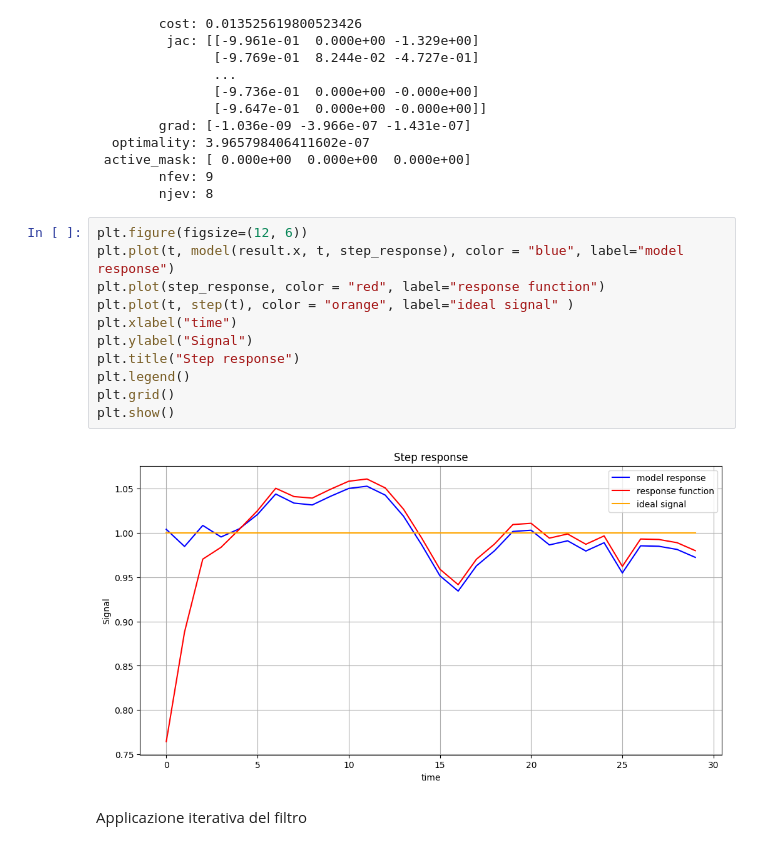
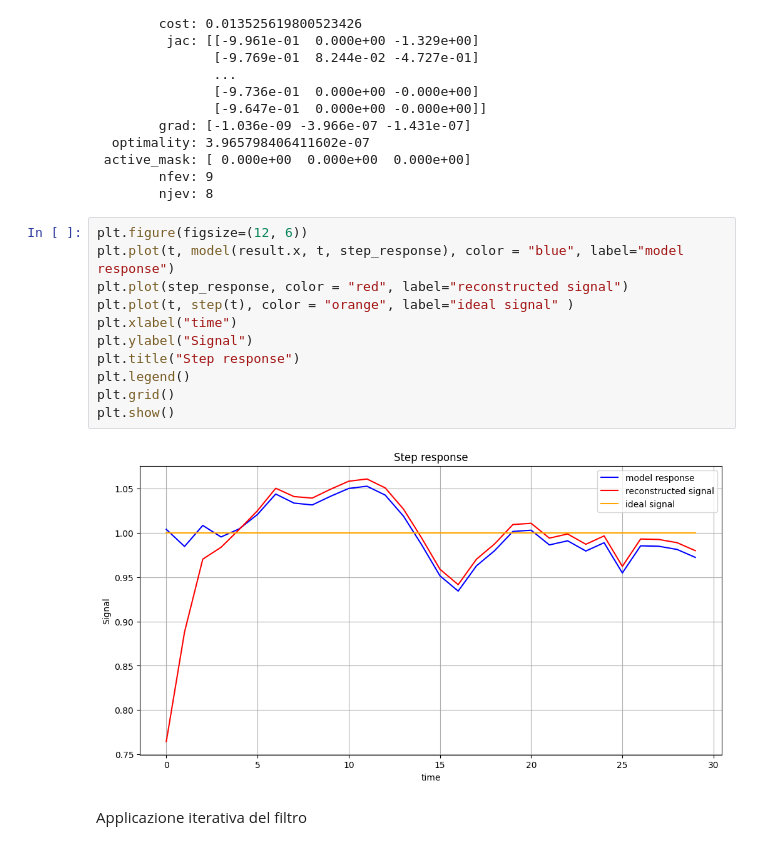
Before and after one commit to ElStabilini/cryoscope_tests, a Jupyter notebook: 5_IIR_inverse.ipynb, the cells around one changed output. Drawn from its saved outputs; the diff is of its cells as text.

```diff
--- a/5_IIR_inverse.ipynb
+++ b/5_IIR_inverse.ipynb
@@ -210,16 +210,16 @@ print(result)
 # %%
 plt.figure(figsize=(12, 6))
 plt.plot(t, model(result.x, t, step_response), color = "blue", label="model response")
-plt.plot(step_response, color = "red", label="response function")
+plt.plot(step_response, color = "red", label="reconstructed signal")
 plt.plot(t, step(t), color = "orange", label="ideal signal" )
 plt.xlabel("time")
 plt.ylabel("Signal")
 plt.title("Step response")
 plt.legend()
 plt.grid()
 plt.show()
 # %% [output]
-[figure, old version]
+[figure, new version]
 # %% [markdown]
 Applicazione iterativa del filtro
 # %%
```
Also changed, not shown: parts of 5 cells of this notebook, 25 other files.
